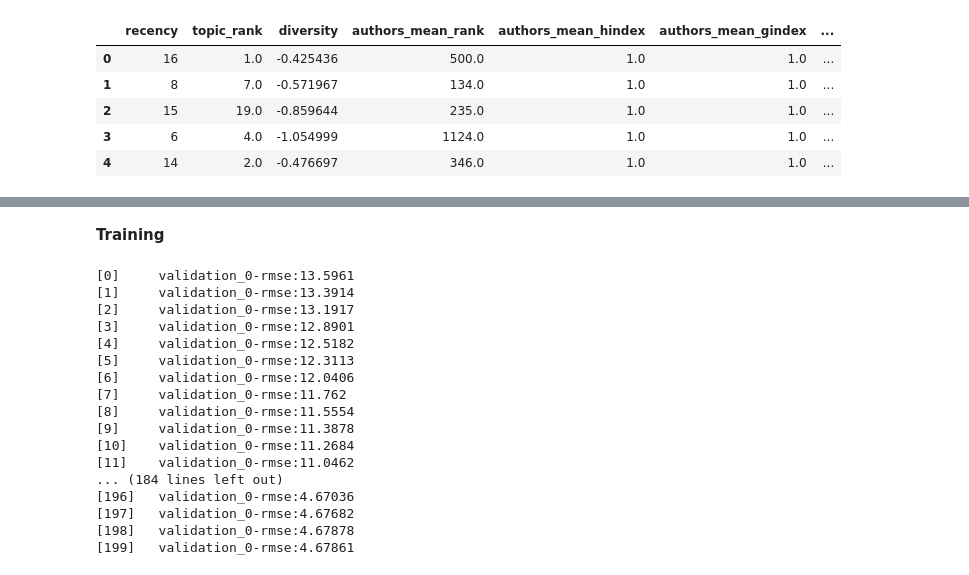
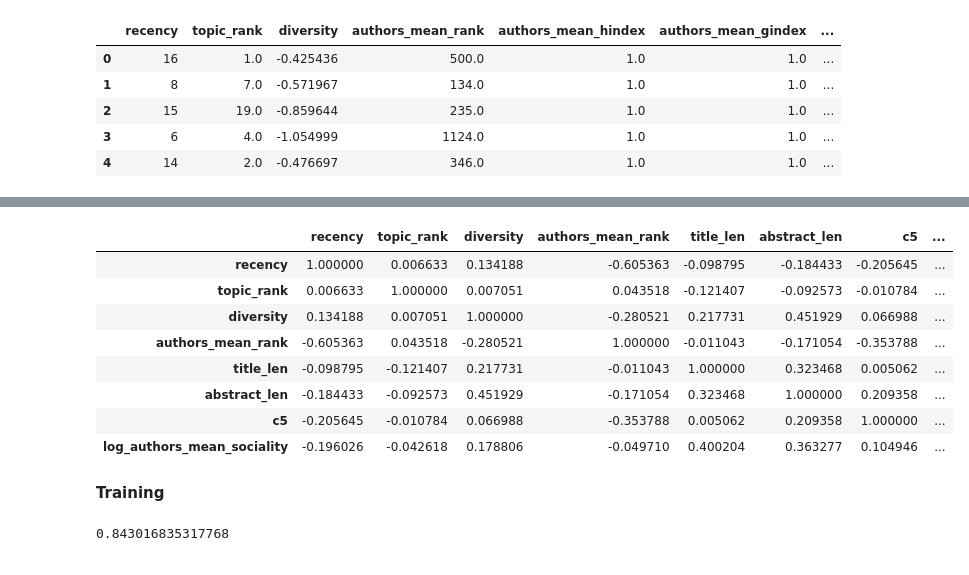
Before and after one commit to WhatCanWeDo/jet-brains-task, a Jupyter notebook: solution.ipynb, the cells around one changed output, grey strips where cells are left out. Cells and saved outputs as stored; diff of their text form; code cells hidden in the pictures.

```diff
--- a/solution.ipynb
+++ b/solution.ipynb
@@ -43,2 +75,2 @@ for col in data.columns:
 # %%
-data.drop(['authors_mean_hindex', 'authors_mean_gindex', 'n_authors'], axis='columns', inplace=True)
+data.drop(['authors_mean_hindex', 'authors_mean_gindex', 'n_authors', 'authors_mean_sociality', 'n_authors', 'journal_rank'], axis='columns', inplace=True)
@@ -55,0 +77,12 @@ data.drop(columns_to_drop, axis='columns', inplace=True)
+# %%
+data.corr().style.background_gradient(cmap='coolwarm')
+# %% [output]
+|  | recency | topic_rank | diversity | authors_mean_rank | title_len | abstract_len | c5 | ... |
+| recency | 1.000000 | 0.006633 | 0.134188 | -0.605363 | -0.098795 | -0.184433 | -0.205645 | ... |
+| topic_rank | 0.006633 | 1.000000 | 0.007051 | 0.043518 | -0.121407 | -0.092573 | -0.010784 | ... |
+| diversity | 0.134188 | 0.007051 | 1.000000 | -0.280521 | 0.217731 | 0.451929 | 0.066988 | ... |
+| authors_mean_rank | -0.605363 | 0.043518 | -0.280521 | 1.000000 | -0.011043 | -0.171054 | -0.353788 | ... |
+| title_len | -0.098795 | -0.121407 | 0.217731 | -0.011043 | 1.000000 | 0.323468 | 0.005062 | ... |
+| abstract_len | -0.184433 | -0.092573 | 0.451929 | -0.171054 | 0.323468 | 1.000000 | 0.209358 | ... |
+| c5 | -0.205645 | -0.010784 | 0.066988 | -0.353788 | 0.005062 | 0.209358 | 1.000000 | ... |
+| log_authors_mean_sociality | -0.196026 | -0.042618 | 0.178806 | -0.049710 | 0.400204 | 0.363277 | 0.104946 | ... |
@@ -78,11 +114,10 @@ if IS_SEARCHING_PARAMS:
         'subsample': [0.5, 1.],
         'lambda': np.arange(1, 3, 1),
         'alpha': np.arange(1, 3, 1),
-        'num_parallel_tree': [1, 2, 3],
+        'num_parallel_tree': np.arange(1, 11, 2),
     }
-    xgbr = get_best_model(XGBRegressor(), data, target, cv_params, verbose=True)
+    xgbr = get_best_model(XGBRegressor(), data, target, cv_params, verbose=False)
 else:
-
     model_params = {
         'learning_rate' : 0.06,
         'max_depth' : 3,
@@ -92,29 +127,24 @@ else:
         'alpha' : 1,
         'lambda' : 1,
         'objective' : 'reg:squarederror',
-        'num_parallel_tree' : 3,
+        'num_parallel_tree' : 10,
     }
     xgbr = XGBRegressor(**model_params)
-    train_size = 0.8
-    X_train, X_val, Y_train, Y_val = train_test_split(data, target, train_size=train_size, random_state=42, shuffle=True)
-    xgbr.fit(X_train, Y_train,
-             eval_set=[(X_val, Y_val)],
-             eval_metric='rmse')
+    num_repeats = 20
+    n_splits = 5
+    rkf = RepeatedKFold(n_splits=n_splits, n_repeats=num_repeats, random_state=42)
+    score_sum = 0.
+    for train_index, test_index in rkf.split(data):
+        X_train = data.iloc[train_index]
+        X_test = data.iloc[test_index]
+        Y_train = target.iloc[train_index]
+        Y_test = target.iloc[test_index]
+        xgbr.fit(X_train, Y_train,
+                 eval_set=[(X_test, Y_test)],
+                 eval_metric='rmse',
+                 verbose=False
+                 )
+        score_sum += xgbr.score(X_test, Y_test)
+    print(score_sum / (num_repeats * n_splits))
 # %% [output]
-[0]     validation_0-rmse:13.5961
-[1]     validation_0-rmse:13.3914
-[2]     validation_0-rmse:13.1917
-[3]     validation_0-rmse:12.8901
-[4]     validation_0-rmse:12.5182
-[5]     validation_0-rmse:12.3113
-[6]     validation_0-rmse:12.0406
-[7]     validation_0-rmse:11.762
-[8]     validation_0-rmse:11.5554
-[9]     validation_0-rmse:11.3878
-[10]    validation_0-rmse:11.2684
-[11]    validation_0-rmse:11.0462
-... (184 lines left out)
-[196]   validation_0-rmse:4.67036
-[197]   validation_0-rmse:4.67682
-[198]   validation_0-rmse:4.67878
-[199]   validation_0-rmse:4.67861
+0.843016835317768
```
Also changed, not shown: parts of 11 cells of this notebook, 2 other files.
